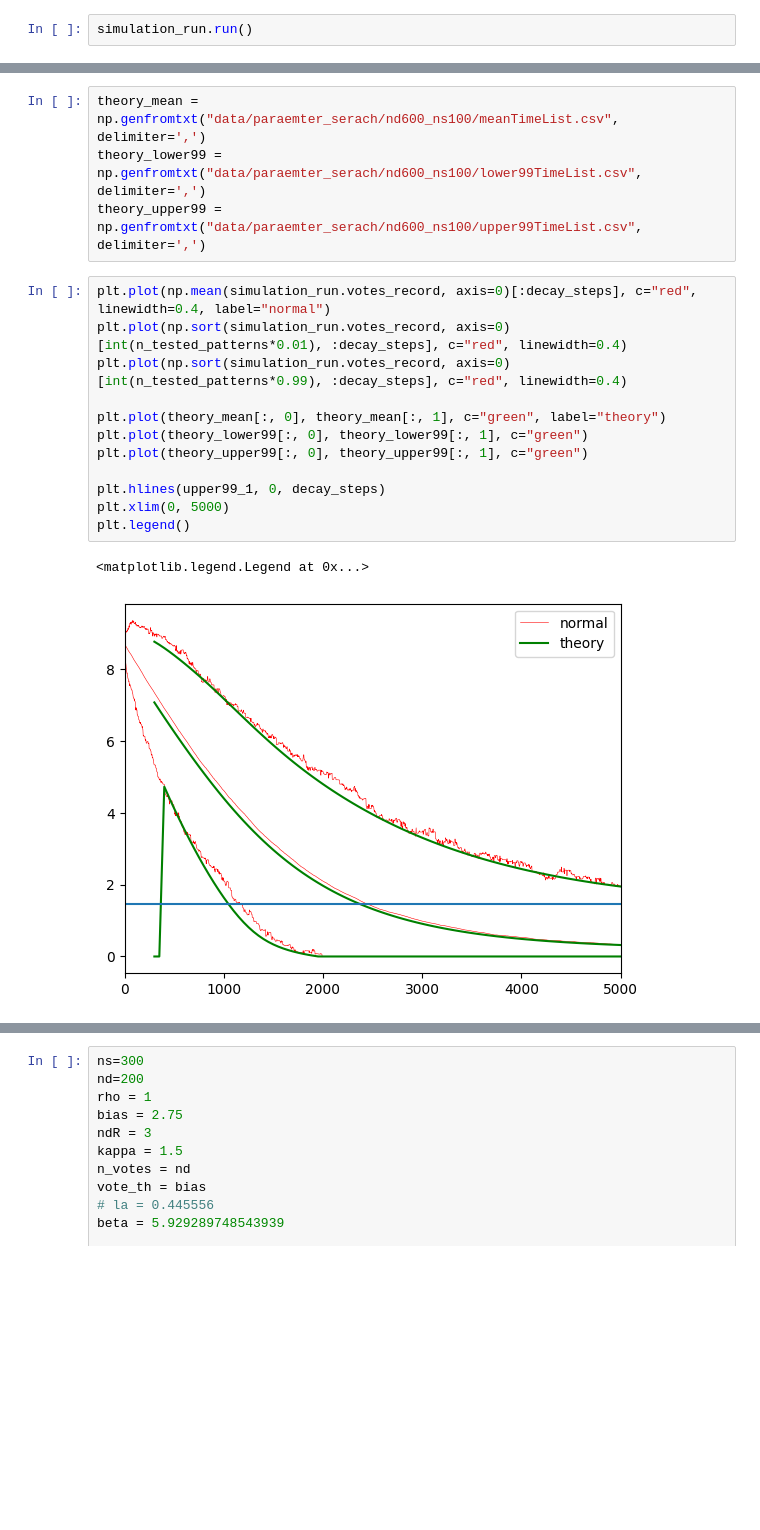
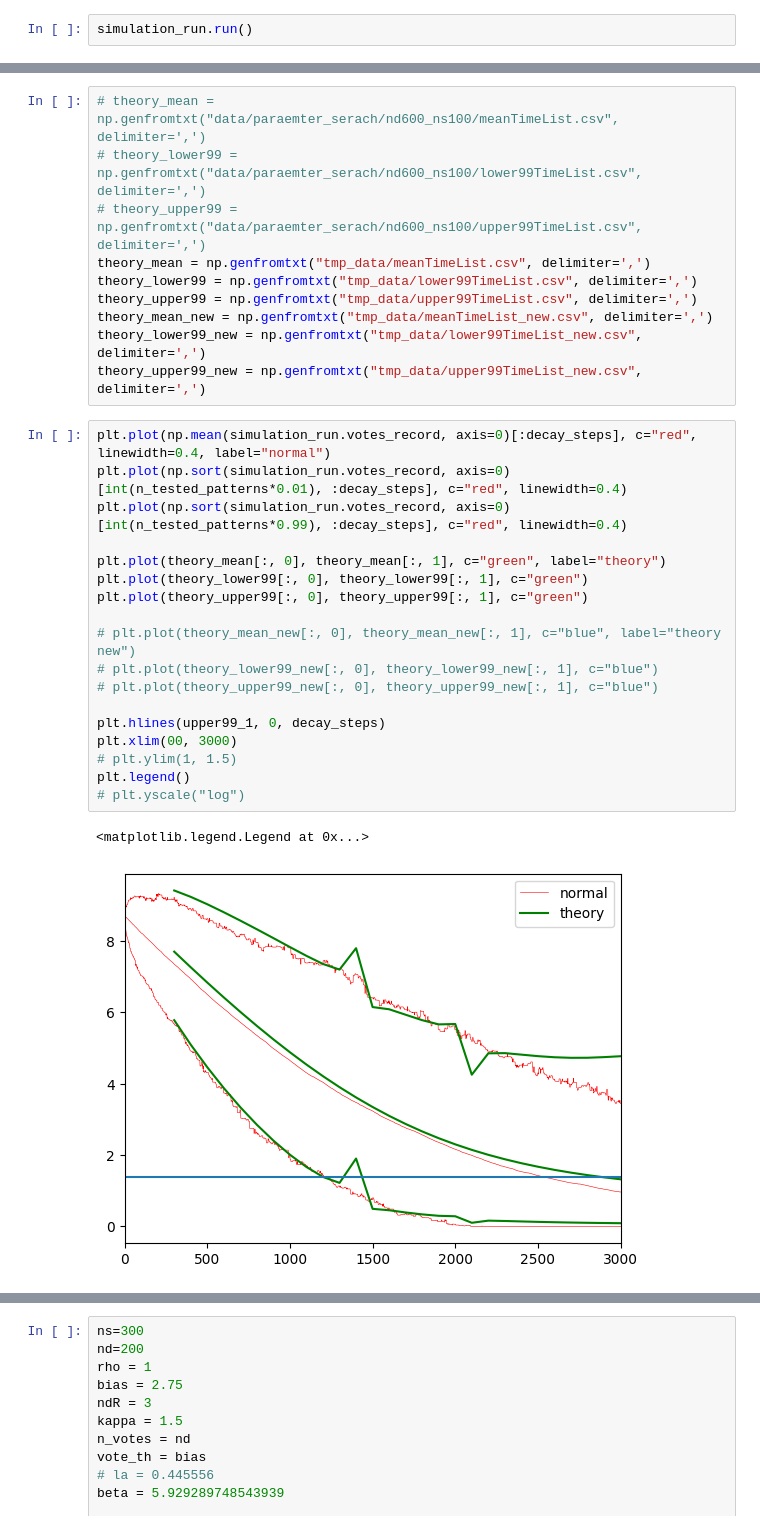
Before and after one commit to Cai-Fangxu/dendrite_project, a Jupyter notebook: test.ipynb, the cells around one changed output, grey strips where cells are left out. Drawn from its saved outputs; the diff is of its cells as text; blank space fills up the shorter version.

```diff
--- a/test.ipynb
+++ b/test.ipynb
@@ -58,19 +60,31 @@ print(mean_1_init)
 # %%
-theory_mean = np.genfromtxt("data/paraemter_serach/nd600_ns100/meanTimeList.csv", delimiter=',')
-theory_lower99 = np.genfromtxt("data/paraemter_serach/nd600_ns100/lower99TimeList.csv", delimiter=',')
-theory_upper99 = np.genfromtxt("data/paraemter_serach/nd600_ns100/upper99TimeList.csv", delimiter=',')
+# theory_mean = np.genfromtxt("data/paraemter_serach/nd600_ns100/meanTimeList.csv", delimiter=',')
+# theory_lower99 = np.genfromtxt("data/paraemter_serach/nd600_ns100/lower99TimeList.csv", delimiter=',')
+# theory_upper99 = np.genfromtxt("data/paraemter_serach/nd600_ns100/upper99TimeList.csv", delimiter=',')
+theory_mean = np.genfromtxt("tmp_data/meanTimeList.csv", delimiter=',')
+theory_lower99 = np.genfromtxt("tmp_data/lower99TimeList.csv", delimiter=',')
+theory_upper99 = np.genfromtxt("tmp_data/upper99TimeList.csv", delimiter=',')
+theory_mean_new = np.genfromtxt("tmp_data/meanTimeList_new.csv", delimiter=',')
+theory_lower99_new = np.genfromtxt("tmp_data/lower99TimeList_new.csv", delimiter=',')
+theory_upper99_new = np.genfromtxt("tmp_data/upper99TimeList_new.csv", delimiter=',')
 # %%
 plt.plot(np.mean(simulation_run.votes_record, axis=0)[:decay_steps], c="red", linewidth=0.4, label="normal")
 plt.plot(np.sort(simulation_run.votes_record, axis=0)[int(n_tested_patterns*0.01), :decay_steps], c="red", linewidth=0.4)
 plt.plot(np.sort(simulation_run.votes_record, axis=0)[int(n_tested_patterns*0.99), :decay_steps], c="red", linewidth=0.4)
 
 plt.plot(theory_mean[:, 0], theory_mean[:, 1], c="green", label="theory")
 plt.plot(theory_lower99[:, 0], theory_lower99[:, 1], c="green")
 plt.plot(theory_upper99[:, 0], theory_upper99[:, 1], c="green")
 
+# plt.plot(theory_mean_new[:, 0], theory_mean_new[:, 1], c="blue", label="theory new")
+# plt.plot(theory_lower99_new[:, 0], theory_lower99_new[:, 1], c="blue")
+# plt.plot(theory_upper99_new[:, 0], theory_upper99_new[:, 1], c="blue")
+
 plt.hlines(upper99_1, 0, decay_steps)
-plt.xlim(0, 5000)
+plt.xlim(00, 3000)
+# plt.ylim(1, 1.5)
 plt.legend()
+# plt.yscale("log")
 # %% [output]
 <matplotlib.legend.Legend at 0x...>
-[figure, old version]
+[figure, new version]
```
Also changed, not shown: parts of 6 cells of this notebook, 26 other files.
